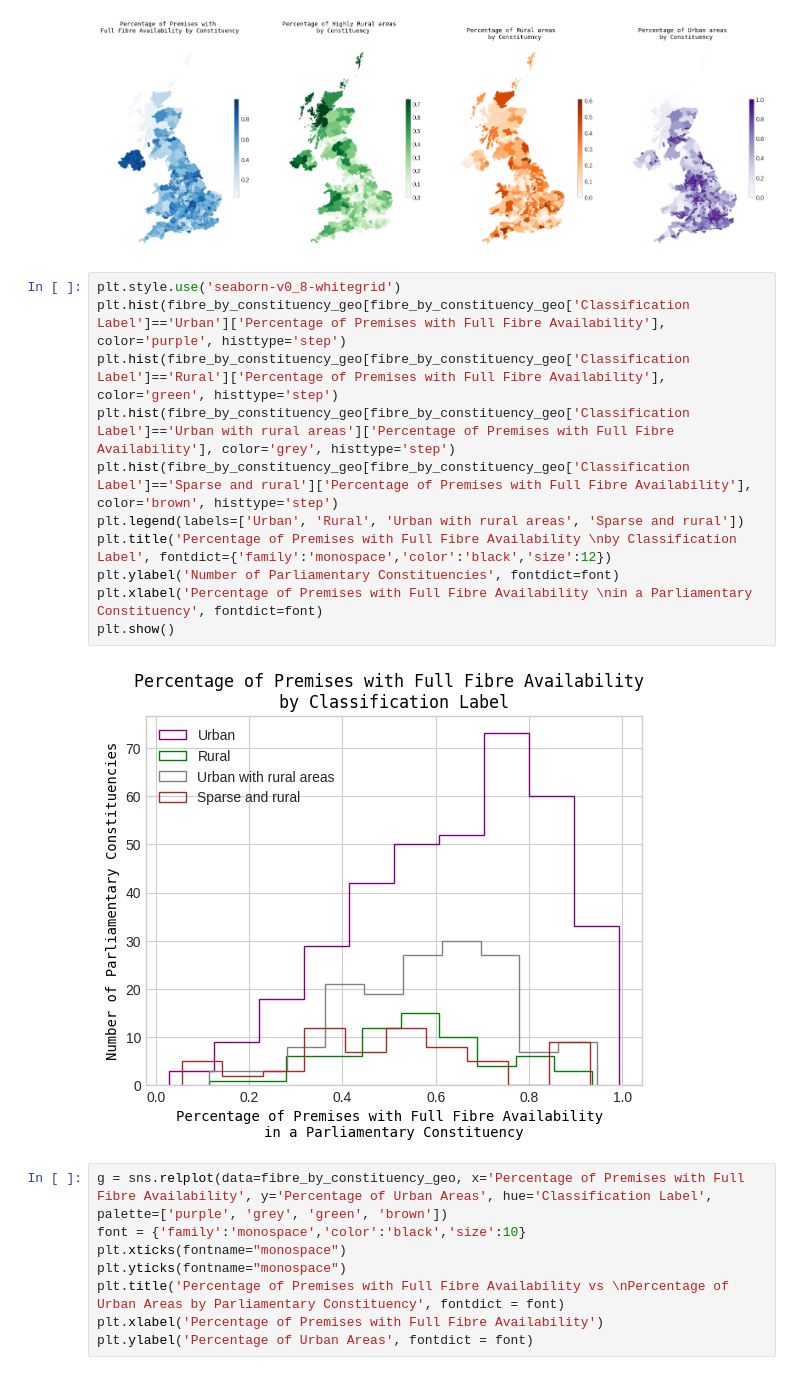
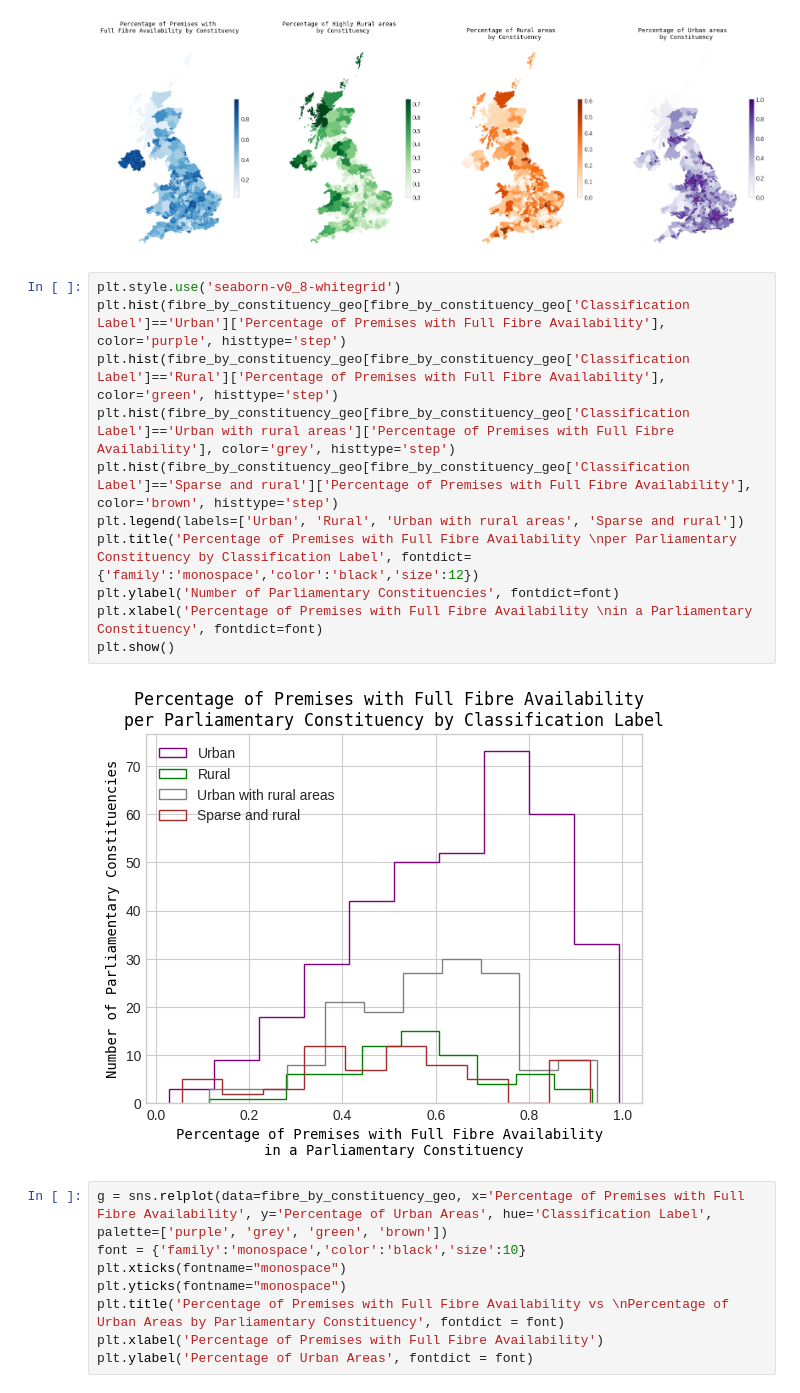
Before and after one commit to yuliiabosher/Fiber-optic-project, a Jupyter notebook: Parliamentary_constituencies_FTTP.ipynb, the cells around one changed output. Cells and saved outputs as stored; diff of their text form.

Commit message:
updated histogram title

```diff
--- a/Parliamentary_constituencies_FTTP.ipynb
+++ b/Parliamentary_constituencies_FTTP.ipynb
@@ -276,16 +276,16 @@ plt.show()
 # %%
 plt.style.use('seaborn-v0_8-whitegrid')
 plt.hist(fibre_by_constituency_geo[fibre_by_constituency_geo['Classification Label']=='Urban']['Percentage of Premises with Full Fibre Availability'], color='purple', histtype='step')
 plt.hist(fibre_by_constituency_geo[fibre_by_constituency_geo['Classification Label']=='Rural']['Percentage of Premises with Full Fibre Availability'], color='green', histtype='step')
 plt.hist(fibre_by_constituency_geo[fibre_by_constituency_geo['Classification Label']=='Urban with rural areas']['Percentage of Premises with Full Fibre Availability'], color='grey', histtype='step')
 plt.hist(fibre_by_constituency_geo[fibre_by_constituency_geo['Classification Label']=='Sparse and rural']['Percentage of Premises with Full Fibre Availability'], color='brown', histtype='step')
 plt.legend(labels=['Urban', 'Rural', 'Urban with rural areas', 'Sparse and rural'])
-plt.title('Percentage of Premises with Full Fibre Availability \nby Classification Label', fontdict={'family':'monospace','color':'black','size':12})
+plt.title('Percentage of Premises with Full Fibre Availability \nper Parliamentary Constituency by Classification Label', fontdict={'family':'monospace','color':'black','size':12})
 plt.ylabel('Number of Parliamentary Constituencies', fontdict=font)
 plt.xlabel('Percentage of Premises with Full Fibre Availability \nin a Parliamentary Constituency', fontdict=font)
 plt.show()
 # %% [output]
-[figure, old version]
+[figure, new version]
 # %%
 g = sns.relplot(data=fibre_by_constituency_geo, x='Percentage of Premises with Full Fibre Availability', y='Percentage of Urban Areas', hue='Classification Label', palette=['purple', 'grey', 'green', 'brown'])
 font = {'family':'monospace','color':'black','size':10}
```
